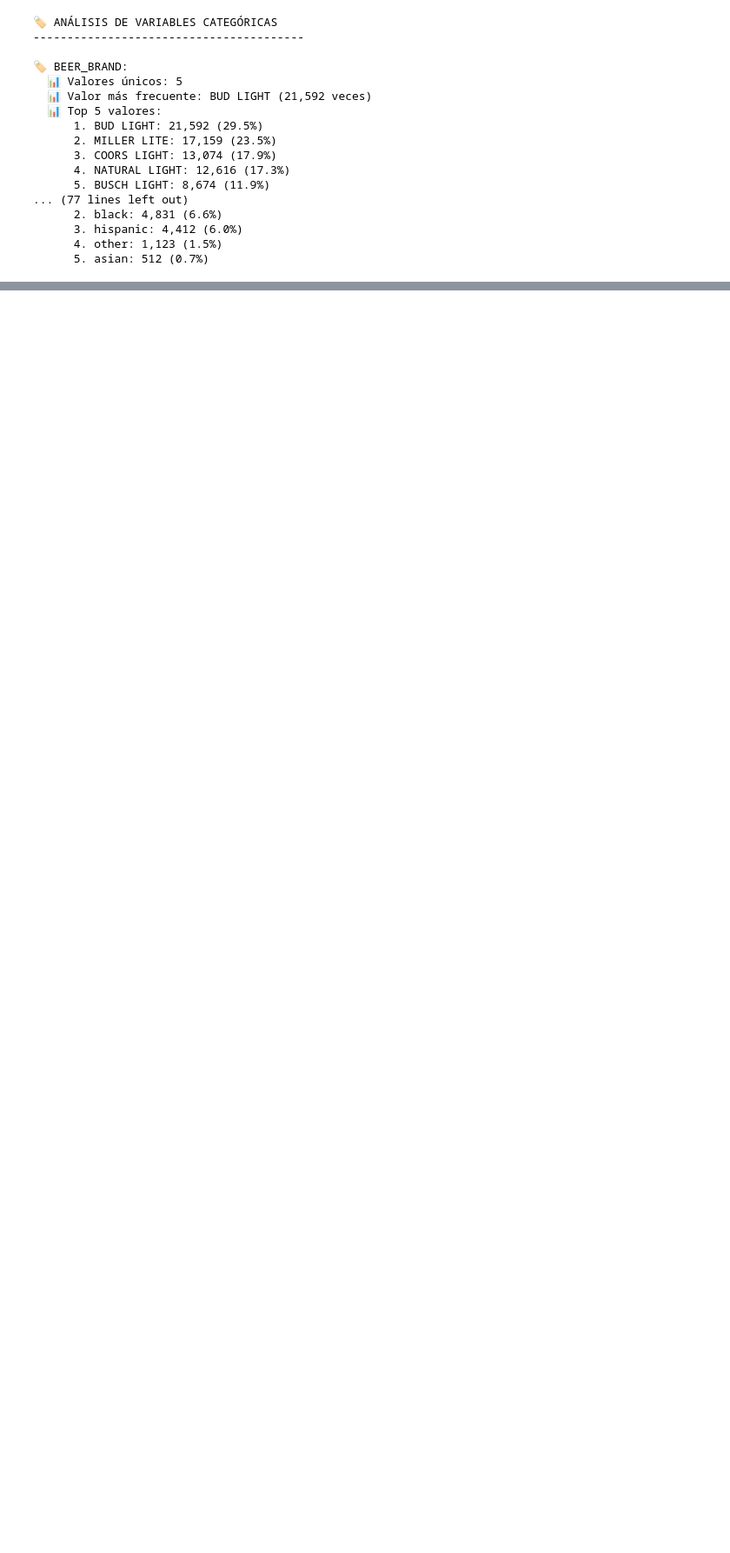
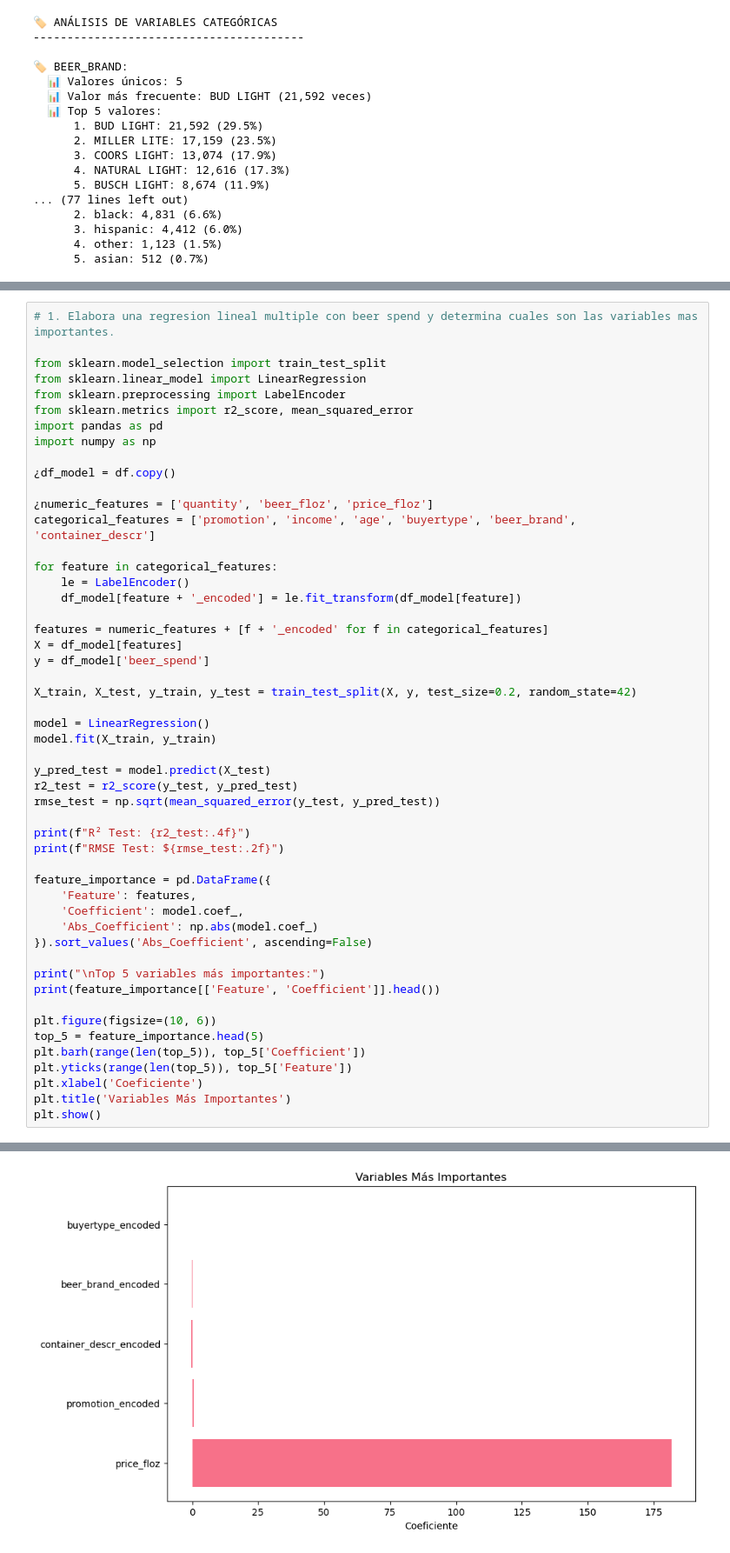
Before and after one commit to jorge-ivan-jimenez-reyes/MachineLearning, a Jupyter notebook: EDAEXAMEN/LightBeer_EDA.ipynb, the cells around one changed output, grey strips where cells are left out. Shown at 87% size. Drawn from its saved outputs; the diff is of its cells as text; blank space fills up the shorter version.

```diff
--- a/EDAEXAMEN/LightBeer_EDA.ipynb
+++ b/EDAEXAMEN/LightBeer_EDA.ipynb
@@ -484,0 +562,52 @@ for col in categorical_cols:
+# %%
+# 1. Elabora una regresion lineal multiple con beer spend y determina cuales son las variables mas importantes.
+
+from sklearn.model_selection import train_test_split
+from sklearn.linear_model import LinearRegression
+from sklearn.preprocessing import LabelEncoder
+from sklearn.metrics import r2_score, mean_squared_error
+import pandas as pd
+import numpy as np
+
+¿df_model = df.copy()
+
+¿numeric_features = ['quantity', 'beer_floz', 'price_floz']
+categorical_features = ['promotion', 'income', 'age', 'buyertype', 'beer_brand', 'container_descr']
+
+for feature in categorical_features:
+    le = LabelEncoder()
+    df_model[feature + '_encoded'] = le.fit_transform(df_model[feature])
+
+features = numeric_features + [f + '_encoded' for f in categorical_features]
+X = df_model[features]
+y = df_model['beer_spend']
+
+X_train, X_test, y_train, y_test = train_test_split(X, y, test_size=0.2, random_state=42)
+
+model = LinearRegression()
+model.fit(X_train, y_train)
+
+y_pred_test = model.predict(X_test)
+r2_test = r2_score(y_test, y_pred_test)
+rmse_test = np.sqrt(mean_squared_error(y_test, y_pred_test))
+
+print(f"R² Test: {r2_test:.4f}")
+print(f"RMSE Test: ${rmse_test:.2f}")
+
+feature_importance = pd.DataFrame({
+    'Feature': features,
+    'Coefficient': model.coef_,
+    'Abs_Coefficient': np.abs(model.coef_)
+}).sort_values('Abs_Coefficient', ascending=False)
+
+print("\nTop 5 variables más importantes:")
+print(feature_importance[['Feature', 'Coefficient']].head())
+
+plt.figure(figsize=(10, 6))
+top_5 = feature_importance.head(5)
+plt.barh(range(len(top_5)), top_5['Coefficient'])
+plt.yticks(range(len(top_5)), top_5['Feature'])
+plt.xlabel('Coeficiente')
+plt.title('Variables Más Importantes')
+plt.show()
+# %% [output]
@@ -484,0 +624 @@ for col in categorical_cols:
+[figure, added]
```
Also changed, not shown: parts of 12 cells of this notebook.
